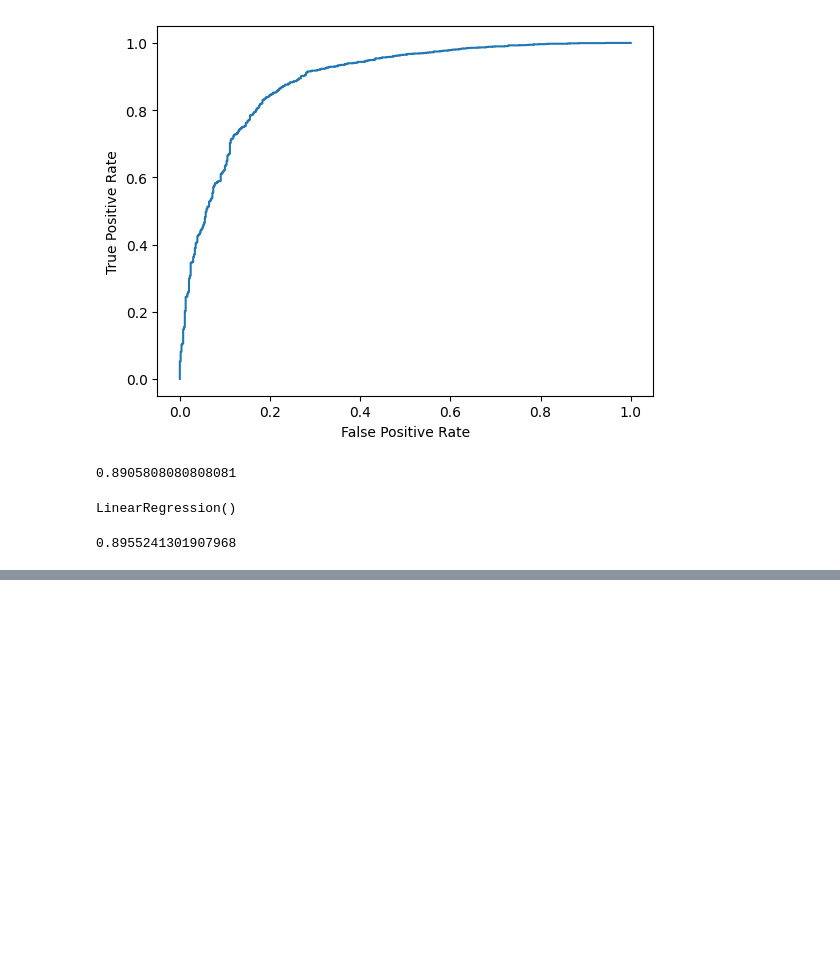
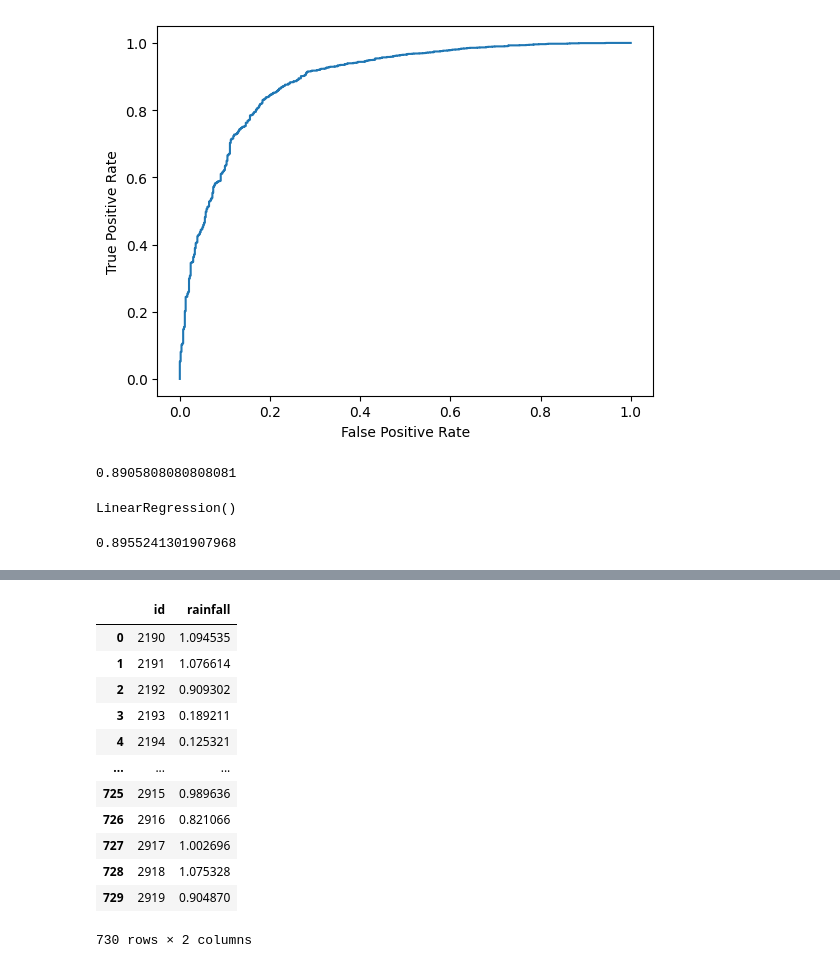
Before and after one commit to vivekkr1809/kaggle_playground, a Jupyter notebook: S5Ep3/notebook.ipynb, the cells around one changed output, grey strips where cells are left out. Drawn from its saved outputs; the diff is of its cells as text; code cells hidden in the pictures; blank space fills up the shorter version.

```diff
--- a/S5Ep3/notebook.ipynb
+++ b/S5Ep3/notebook.ipynb
@@ -95,0 +280,18 @@ metrics.roc_auc_score(y_true=y_train_data, y_score=y_pred_train_2)
+# %%
+submission["rainfall"] = y_test_pred
+# %%
+submission
+# %% [output]
+|  | id | rainfall |
+| 0 | 2190 | 1.094535 |
+| 1 | 2191 | 1.076614 |
+| 2 | 2192 | 0.909302 |
+| 3 | 2193 | 0.189211 |
+| 4 | 2194 | 0.125321 |
+| ... | ... | ... |
+| 725 | 2915 | 0.989636 |
+| 726 | 2916 | 0.821066 |
+| 727 | 2917 | 1.002696 |
+| 728 | 2918 | 1.075328 |
+| 729 | 2919 | 0.904870 |
+730 rows × 2 columns
```
Also changed, not shown: parts of 26 cells of this notebook.
